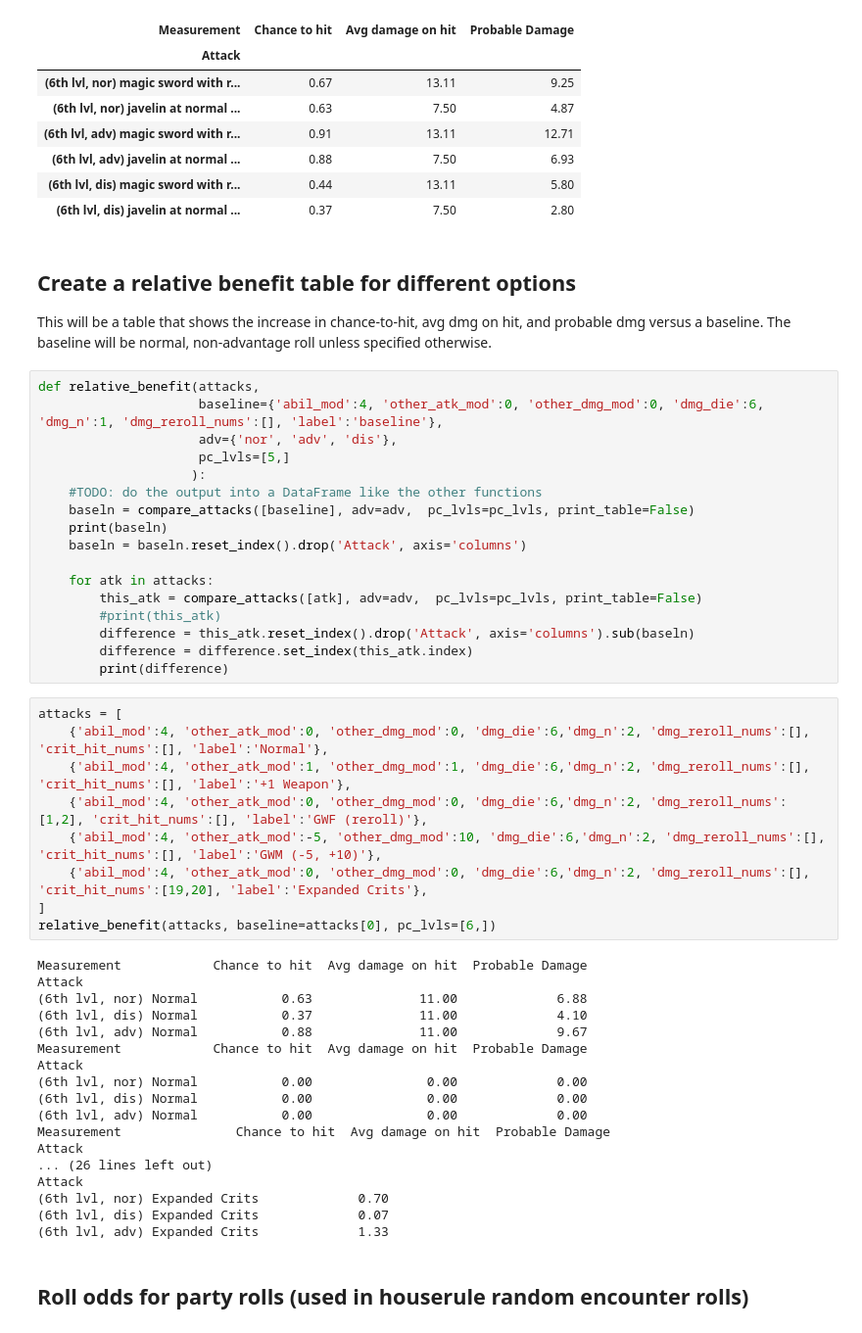
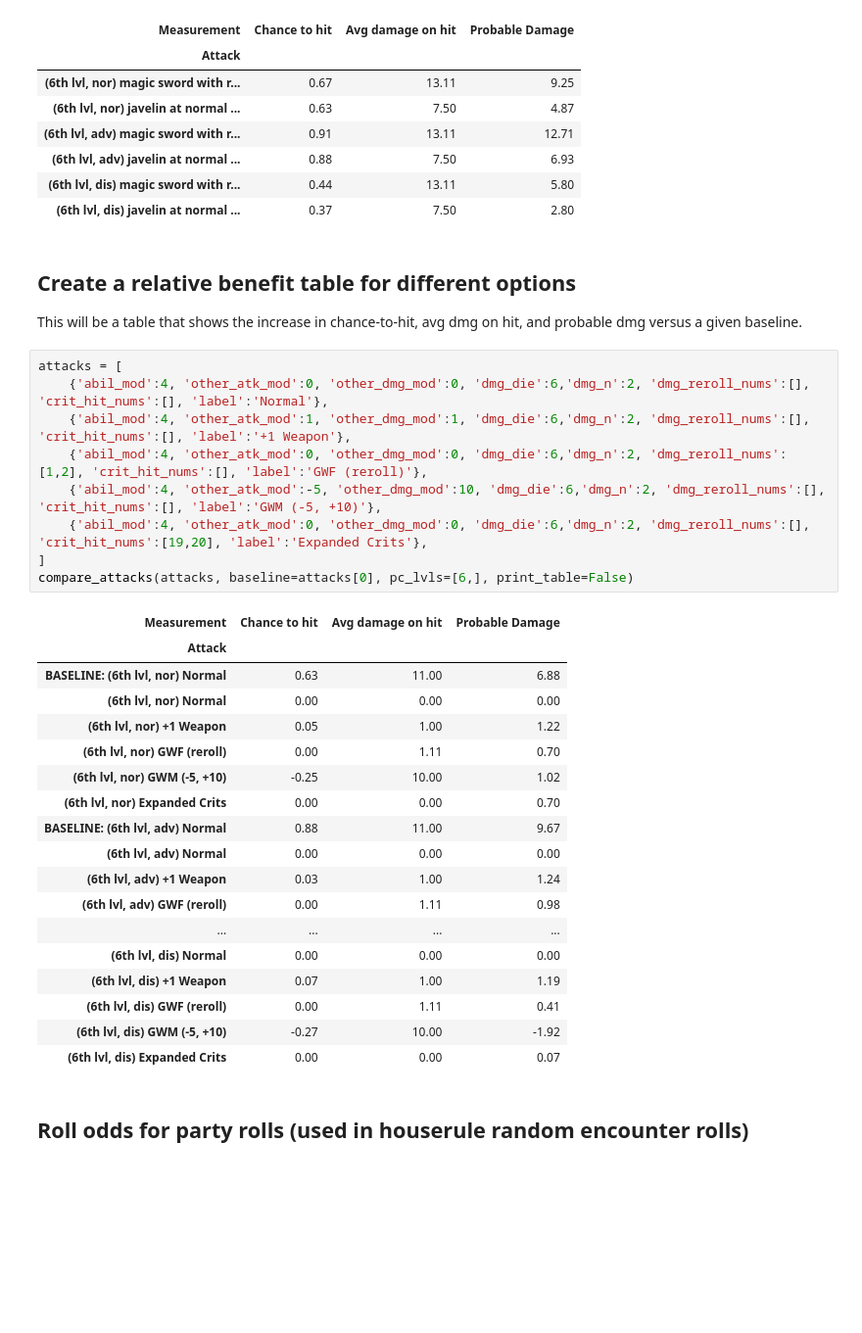
Before and after one commit to dyoung418/dnd_stats, a Jupyter notebook: dnd_dice_calcs.ipynb, the cells around one changed output. Shown: that part at 98% size. Cells and saved outputs as stored; diff of their text form; blank space fills up the shorter version.

```diff
--- a/dnd_dice_calcs.ipynb
+++ b/dnd_dice_calcs.ipynb
@@ -955,51 +1023,35 @@ I'm under water without a swim speed, should I attack with a +1 greatsword at di
 | (6th lvl, dis) javelin at normal ... | 0.37 | 7.50 | 2.80 |
 # %% [markdown]
 ## Create a relative benefit table for different options
-This will be a table that shows the increase in chance-to-hit, avg dmg on hit, and probable dmg versus a baseline.  The baseline will be normal, non-advantage roll unless specified otherwise.
+This will be a table that shows the increase in chance-to-hit, avg dmg on hit, and probable dmg versus a given baseline.
-# %%
-def relative_benefit(attacks,
-                     baseline={'abil_mod':4, 'other_atk_mod':0, 'other_dmg_mod':0, 'dmg_die':6, 'dmg_n':1, 'dmg_reroll_nums':[], 'label':'baseline'},
-                     adv={'nor', 'adv', 'dis'},
-                     pc_lvls=[5,]
-                    ):
-    #TODO: do the output into a DataFrame like the other functions
-    baseln = compare_attacks([baseline], adv=adv,  pc_lvls=pc_lvls, print_table=False)
-    print(baseln)
-    baseln = baseln.reset_index().drop('Attack', axis='columns')
-
-    for atk in attacks:
-        this_atk = compare_attacks([atk], adv=adv,  pc_lvls=pc_lvls, print_table=False)
-        #print(this_atk)
-        difference = this_atk.reset_index().drop('Attack', axis='columns').sub(baseln)
-        difference = difference.set_index(this_atk.index)
-        print(difference)
 # %%
 attacks = [
     {'abil_mod':4, 'other_atk_mod':0, 'other_dmg_mod':0, 'dmg_die':6,'dmg_n':2, 'dmg_reroll_nums':[], 'crit_hit_nums':[], 'label':'Normal'},
     {'abil_mod':4, 'other_atk_mod':1, 'other_dmg_mod':1, 'dmg_die':6,'dmg_n':2, 'dmg_reroll_nums':[], 'crit_hit_nums':[], 'label':'+1 Weapon'},
     {'abil_mod':4, 'other_atk_mod':0, 'other_dmg_mod':0, 'dmg_die':6,'dmg_n':2, 'dmg_reroll_nums':[1,2], 'crit_hit_nums':[], 'label':'GWF (reroll)'},
     {'abil_mod':4, 'other_atk_mod':-5, 'other_dmg_mod':10, 'dmg_die':6,'dmg_n':2, 'dmg_reroll_nums':[], 'crit_hit_nums':[], 'label':'GWM (-5, +10)'},
     {'abil_mod':4, 'other_atk_mod':0, 'other_dmg_mod':0, 'dmg_die':6,'dmg_n':2, 'dmg_reroll_nums':[], 'crit_hit_nums':[19,20], 'label':'Expanded Crits'},
 ]
-relative_benefit(attacks, baseline=attacks[0], pc_lvls=[6,])
+compare_attacks(attacks, baseline=attacks[0], pc_lvls=[6,], print_table=False)
 # %% [output]
-Measurement            Chance to hit  Avg damage on hit  Probable Damage
-Attack
-(6th lvl, nor) Normal           0.63              11.00             6.88
-(6th lvl, dis) Normal           0.37              11.00             4.10
-(6th lvl, adv) Normal           0.88              11.00             9.67
-Measurement            Chance to hit  Avg damage on hit  Probable Damage
-Attack
-(6th lvl, nor) Normal           0.00               0.00             0.00
-(6th lvl, dis) Normal           0.00               0.00             0.00
-(6th lvl, adv) Normal           0.00               0.00             0.00
-Measurement               Chance to hit  Avg damage on hit  Probable Damage
-Attack
-... (26 lines left out)
-Attack
-(6th lvl, nor) Expanded Crits             0.70
-(6th lvl, dis) Expanded Crits             0.07
-(6th lvl, adv) Expanded Crits             1.33
+| Measurement | Chance to hit | Avg damage on hit | Probable Damage |
+| Attack |  |  |  |
+| BASELINE: (6th lvl, nor) Normal | 0.63 | 11.00 | 6.88 |
+| (6th lvl, nor) Normal | 0.00 | 0.00 | 0.00 |
+| (6th lvl, nor) +1 Weapon | 0.05 | 1.00 | 1.22 |
+| (6th lvl, nor) GWF (reroll) | 0.00 | 1.11 | 0.70 |
+| (6th lvl, nor) GWM (-5, +10) | -0.25 | 10.00 | 1.02 |
+| (6th lvl, nor) Expanded Crits | 0.00 | 0.00 | 0.70 |
+| BASELINE: (6th lvl, adv) Normal | 0.88 | 11.00 | 9.67 |
+| (6th lvl, adv) Normal | 0.00 | 0.00 | 0.00 |
+| (6th lvl, adv) +1 Weapon | 0.03 | 1.00 | 1.24 |
+| (6th lvl, adv) GWF (reroll) | 0.00 | 1.11 | 0.98 |
+| ... | ... | ... | ... |
+| (6th lvl, dis) Normal | 0.00 | 0.00 | 0.00 |
+| (6th lvl, dis) +1 Weapon | 0.07 | 1.00 | 1.19 |
+| (6th lvl, dis) GWF (reroll) | 0.00 | 1.11 | 0.41 |
+| (6th lvl, dis) GWM (-5, +10) | -0.27 | 10.00 | -1.92 |
+| (6th lvl, dis) Expanded Crits | 0.00 | 0.00 | 0.07 |
 # %% [markdown]
 ## Roll odds for party rolls (used in houserule random encounter rolls)
 # %%
```
Also changed, not shown: parts of 1 cell of this notebook.
